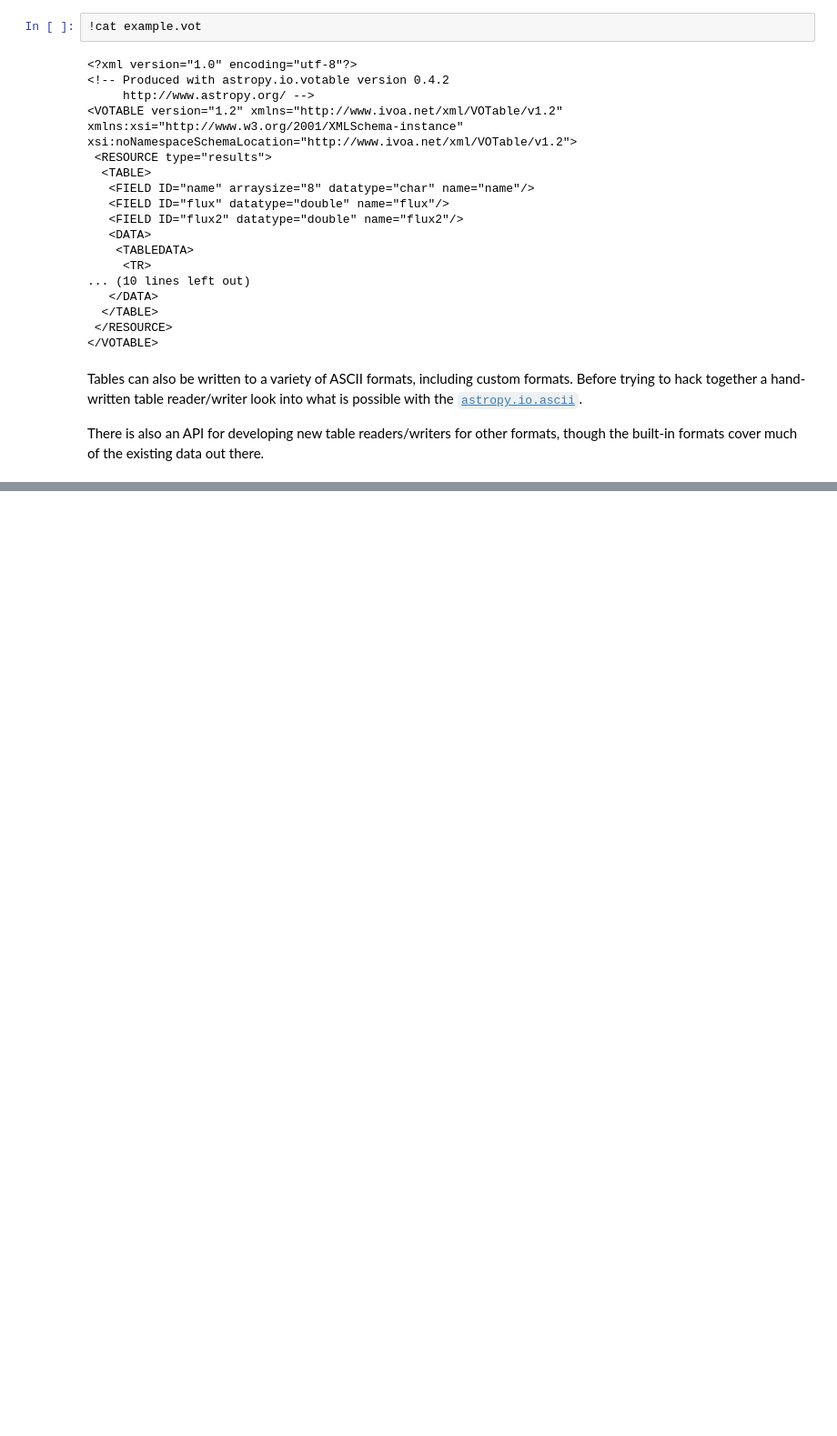
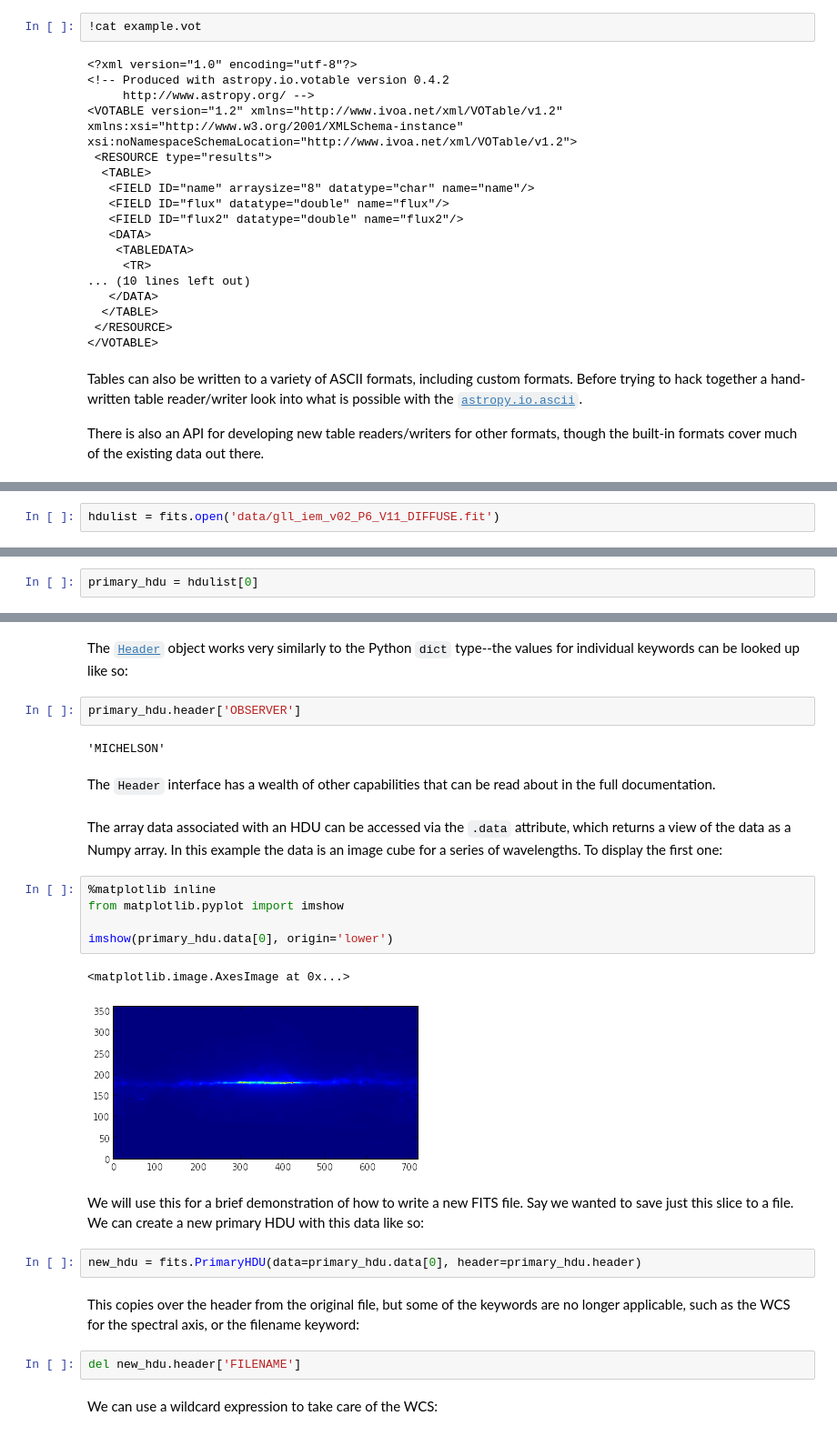
Before and after one commit to abostroem/2015-01-03-aas, a Jupyter notebook: intermediate/astropy/Introduction_to_Astropy.ipynb, the cells around one changed output, grey strips where cells are left out. Shown at 91% size. Saved outputs shown, nothing was run; the diff lists cells and outputs as text; blank space fills up the shorter version.

```diff
--- a/intermediate/astropy/Introduction_to_Astropy.ipynb
+++ b/intermediate/astropy/Introduction_to_Astropy.ipynb
@@ -373,0 +386,2 @@ There is also an API for developing new table readers/writers for other formats,
+# %%
+hdulist = fits.open('data/gll_iem_v02_P6_V11_DIFFUSE.fit')
@@ -373,0 +401,2 @@ There is also an API for developing new table readers/writers for other formats,
+# %%
+primary_hdu = hdulist[0]
@@ -373,0 +425,28 @@ There is also an API for developing new table readers/writers for other formats,
+# %% [markdown]
+The [`Header`](http://docs.astropy.org/en/stable/io/fits/usage/headers.html) object works very similarly to the Python `dict` type--the values for individual keywords can be looked up like so:
+# %%
+primary_hdu.header['OBSERVER']
+# %% [output]
+'MICHELSON'
+# %% [markdown]
+The `Header` interface has a wealth of other capabilities that can be read about in the full documentation.
+# %% [markdown]
+The array data associated with an HDU can be accessed via the `.data` attribute, which returns a view of the data as a Numpy array.  In this example the data is an image cube for a series of wavelengths.  To display the first one:
+# %%
+%matplotlib inline
+from matplotlib.pyplot import imshow
+
+imshow(primary_hdu.data[0], origin='lower')
+# %% [output]
+<matplotlib.image.AxesImage at 0x...>
+[figure, added]
+# %% [markdown]
+We will use this for a brief demonstration of how to write a new FITS file.  Say we wanted to save just this slice to a file.  We can create a new primary HDU with this data like so:
+# %%
+new_hdu = fits.PrimaryHDU(data=primary_hdu.data[0], header=primary_hdu.header)
+# %% [markdown]
+This copies over the header from the original file, but some of the keywords are no longer applicable, such as the WCS for the spectral axis, or the filename keyword:
+# %%
+del new_hdu.header['FILENAME']
+# %% [markdown]
+We can use a wildcard expression to take care of the WCS:
```
Also changed, not shown: parts of 29 cells of this notebook.
